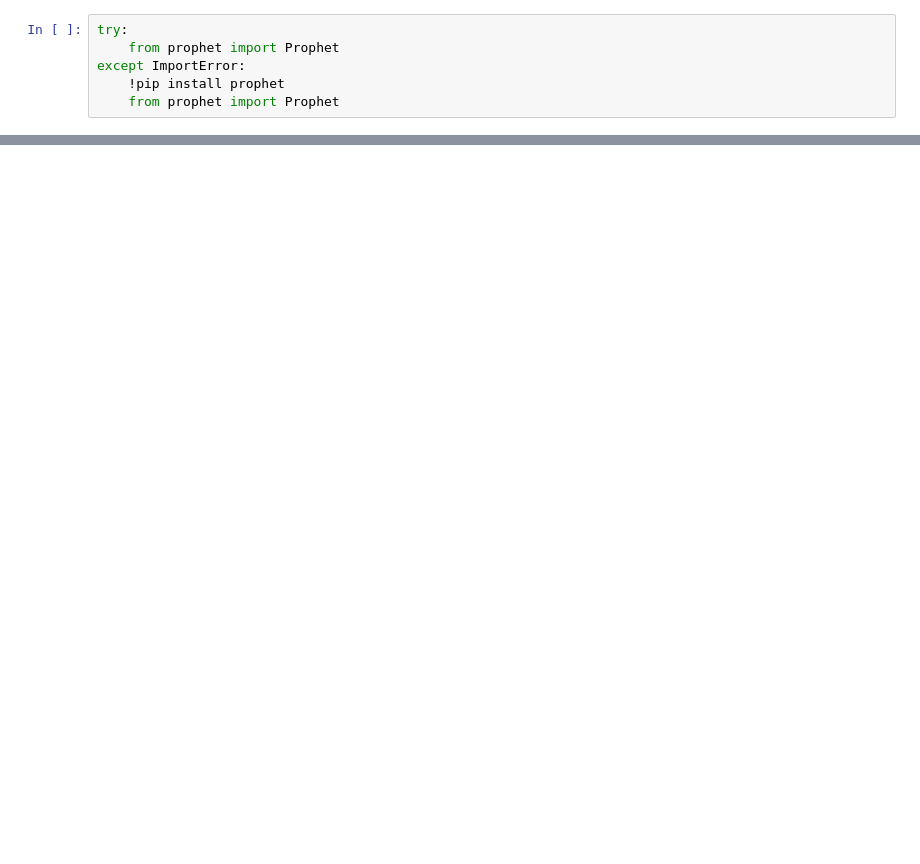
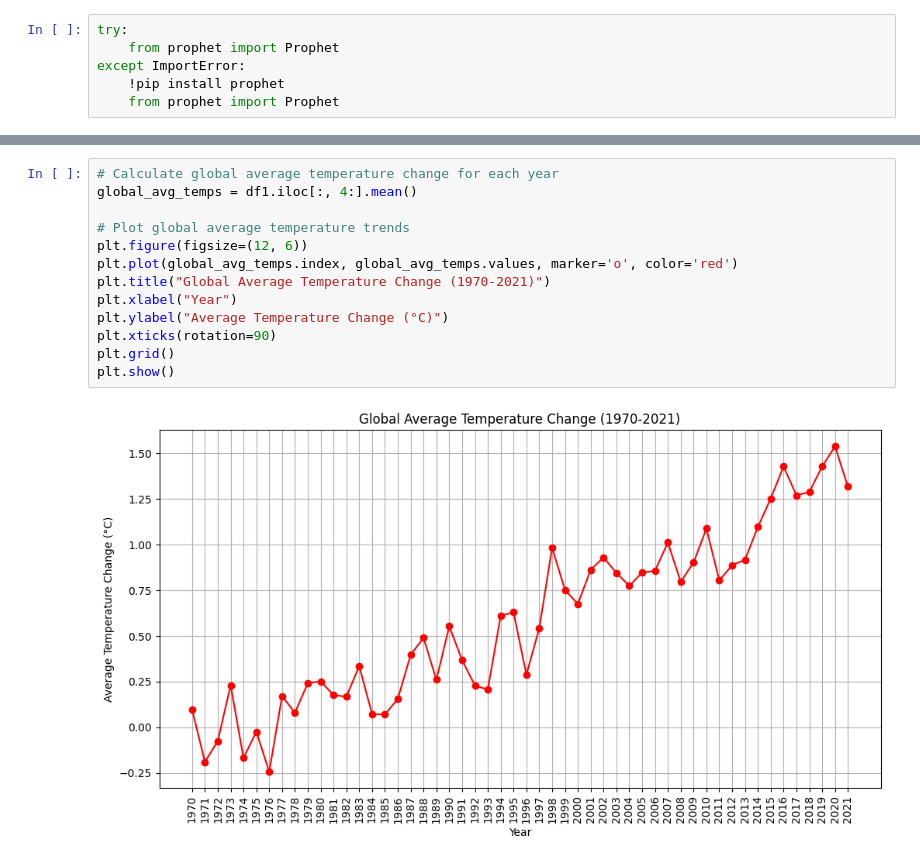
Before and after one commit to Angoye/Capstone-Project---Group-8, a Jupyter notebook: Notebooks/chris.ipynb, the cells around one changed output, grey strips where cells are left out. Saved outputs shown, nothing was run; the diff lists cells and outputs as text; blank space fills up the shorter version.

```diff
--- a/Notebooks/chris.ipynb
+++ b/Notebooks/chris.ipynb
@@ -423,0 +207,15 @@ KeyError: "None of ['Country Name'] are in the columns"
+# %%
+# Calculate global average temperature change for each year
+global_avg_temps = df1.iloc[:, 4:].mean()
+
+# Plot global average temperature trends
+plt.figure(figsize=(12, 6))
+plt.plot(global_avg_temps.index, global_avg_temps.values, marker='o', color='red')
+plt.title("Global Average Temperature Change (1970-2021)")
+plt.xlabel("Year")
+plt.ylabel("Average Temperature Change (°C)")
+plt.xticks(rotation=90)
+plt.grid()
+plt.show()
+# %% [output]
+[figure, added]
```
Also changed, not shown: parts of 49 cells of this notebook.
